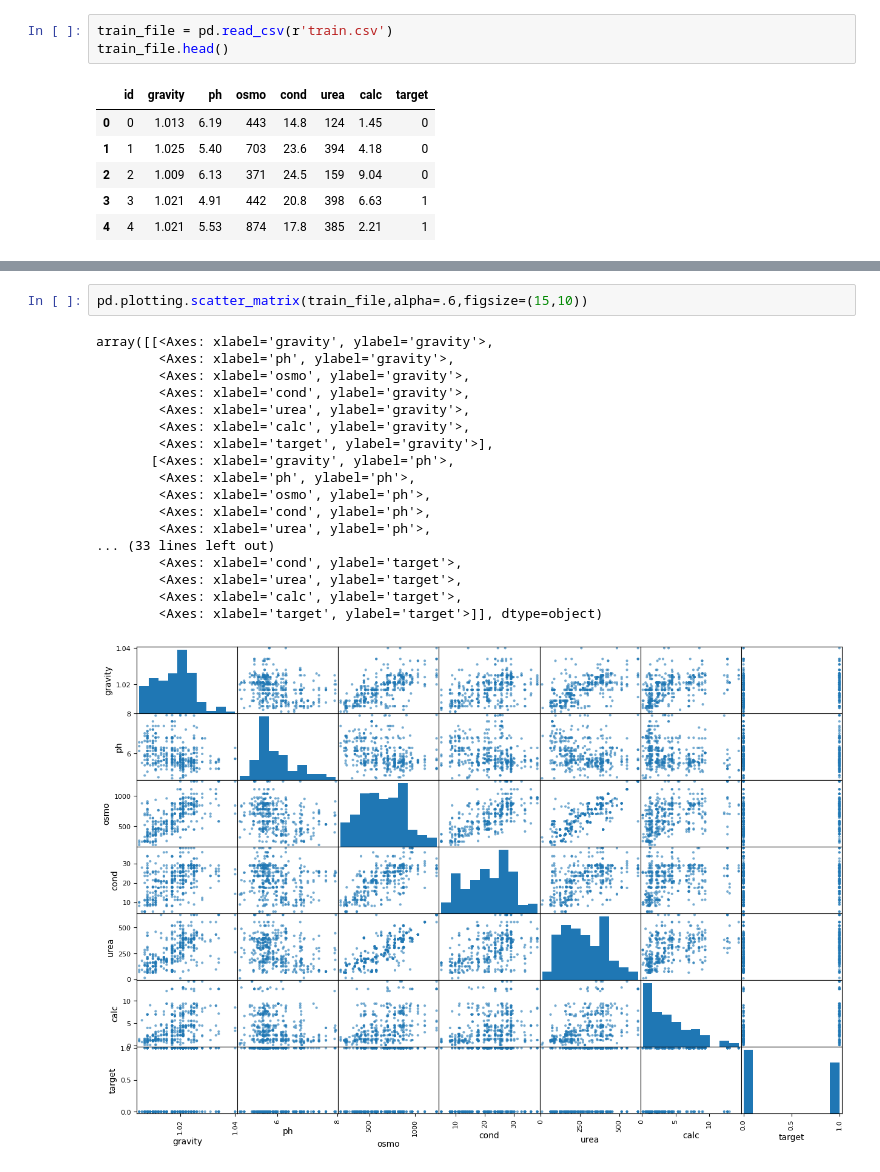
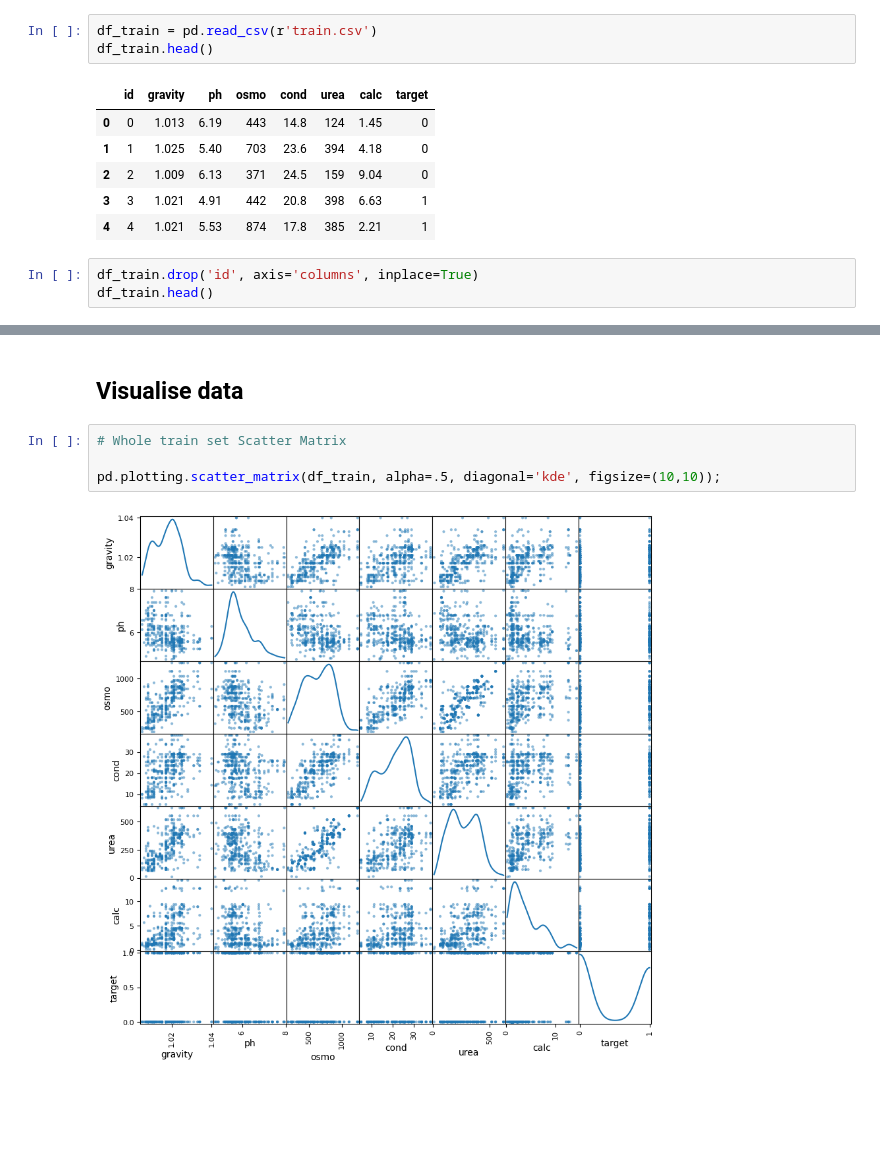
Before and after one commit to reese-quinto/DATA3402.Spring23, a Jupyter notebook: Kaggle/KC_sandbox01.ipynb, the cells around one changed output, grey strips where cells are left out. Cells and saved outputs as stored; diff of their text form; blank space fills up the shorter version.

```diff
--- a/Kaggle/KC_sandbox01.ipynb
+++ b/Kaggle/KC_sandbox01.ipynb
@@ -18,6 +20,6 @@ from xgboost import XGBClassifier
 # %%
-train_file = pd.read_csv(r'train.csv')
-train_file.head()
+df_train = pd.read_csv(r'train.csv')
+df_train.head()
 # %% [output]
 |  | id | gravity | ph | osmo | cond | urea | calc | target |
 | 0 | 0 | 1.013 | 6.19 | 443 | 14.8 | 124 | 1.45 | 0 |
@@ -25,3 +27,6 @@ train_file.head()
 | 2 | 2 | 1.009 | 6.13 | 371 | 24.5 | 159 | 9.04 | 0 |
 | 3 | 3 | 1.021 | 4.91 | 442 | 20.8 | 398 | 6.63 | 1 |
 | 4 | 4 | 1.021 | 5.53 | 874 | 17.8 | 385 | 2.21 | 1 |
+# %%
+df_train.drop('id', axis='columns', inplace=True)
+df_train.head()
@@ -166,21 +51,8 @@ plt.show()
+# %% [markdown]
+## Visualise data
 # %%
-pd.plotting.scatter_matrix(train_file,alpha=.6,figsize=(15,10))
+# Whole train set Scatter Matrix
+
+pd.plotting.scatter_matrix(df_train, alpha=.5, diagonal='kde', figsize=(10,10));
 # %% [output]
-array([[<Axes: xlabel='gravity', ylabel='gravity'>,
-        <Axes: xlabel='ph', ylabel='gravity'>,
-        <Axes: xlabel='osmo', ylabel='gravity'>,
-        <Axes: xlabel='cond', ylabel='gravity'>,
-        <Axes: xlabel='urea', ylabel='gravity'>,
-        <Axes: xlabel='calc', ylabel='gravity'>,
-        <Axes: xlabel='target', ylabel='gravity'>],
-       [<Axes: xlabel='gravity', ylabel='ph'>,
-        <Axes: xlabel='ph', ylabel='ph'>,
-        <Axes: xlabel='osmo', ylabel='ph'>,
-        <Axes: xlabel='cond', ylabel='ph'>,
-        <Axes: xlabel='urea', ylabel='ph'>,
-... (33 lines left out)
-        <Axes: xlabel='cond', ylabel='target'>,
-        <Axes: xlabel='urea', ylabel='target'>,
-        <Axes: xlabel='calc', ylabel='target'>,
-        <Axes: xlabel='target', ylabel='target'>]], dtype=object)
-[figure, old version]
+[figure, new version]
```
Also changed, not shown: parts of 15 cells of this notebook.
